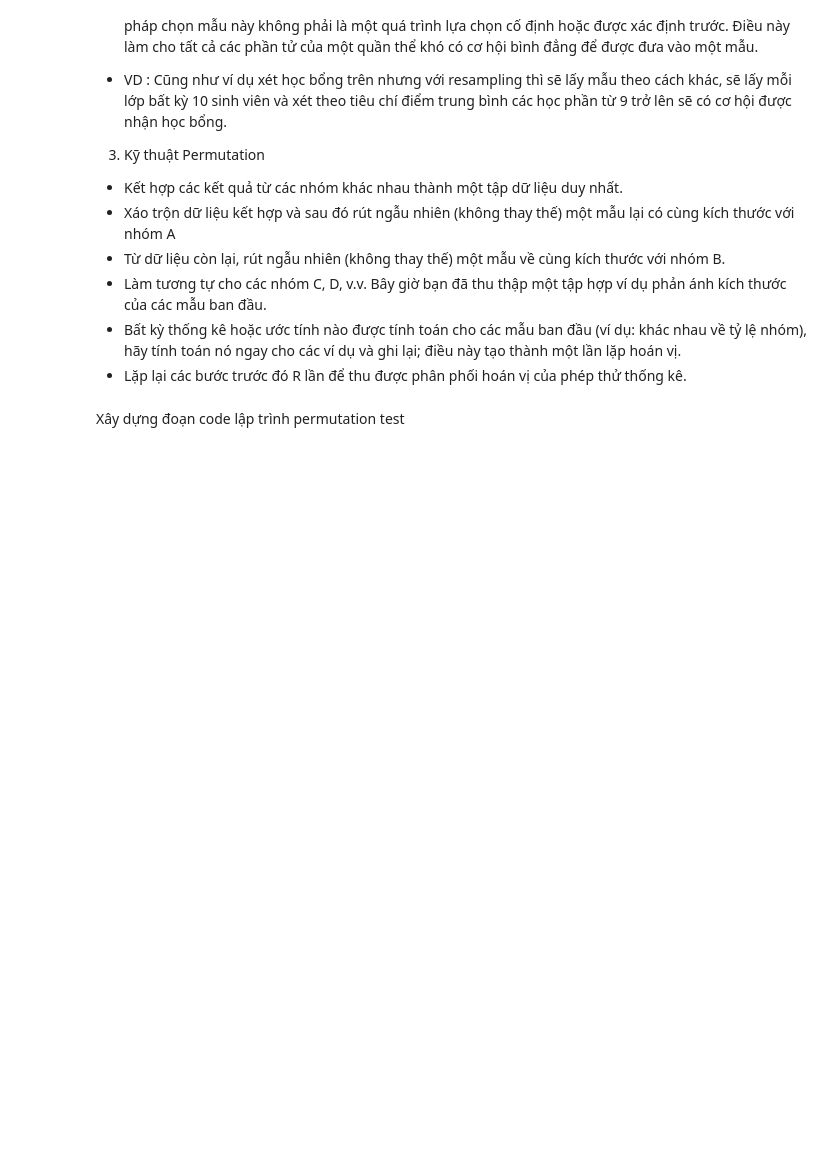
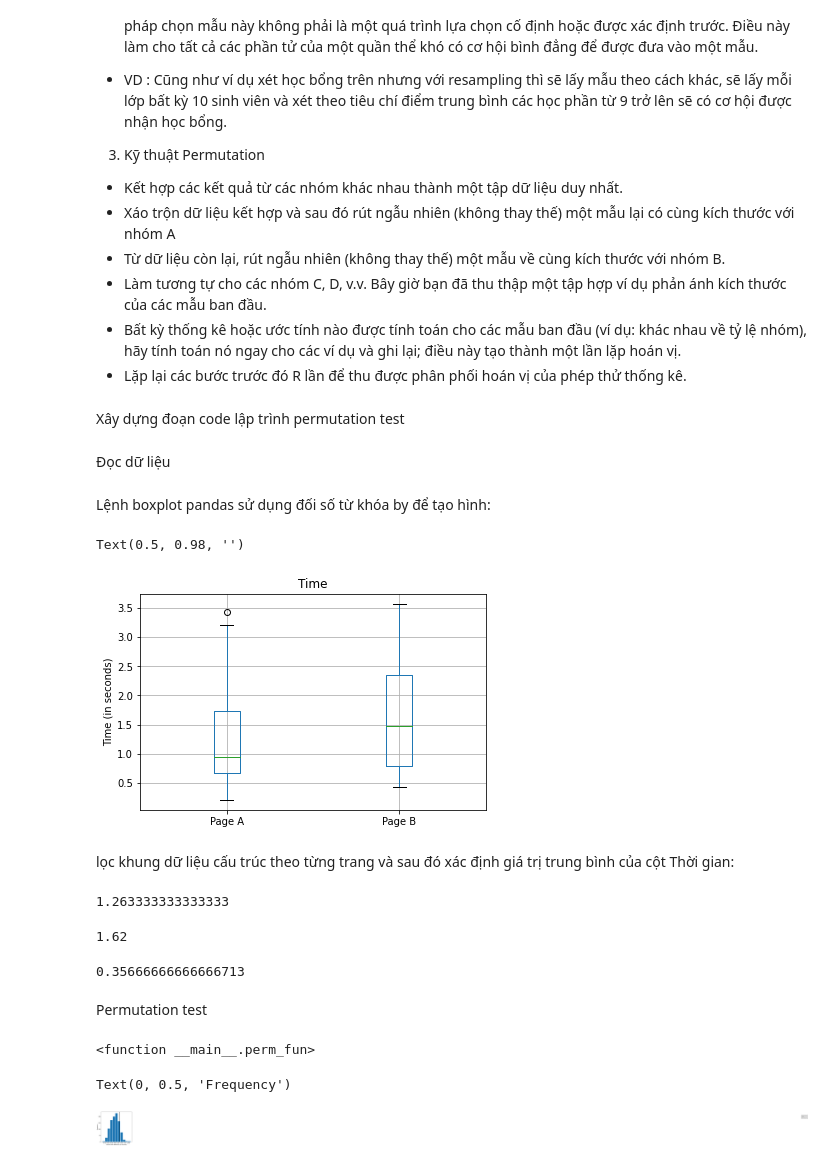
Before and after one commit to lenaphamthi/bai_tap_thong_ke, a Jupyter notebook: Lý_thuyết_Kiểm_định_A_B.ipynb, the cells around one changed output. Saved outputs shown, nothing was run; the diff lists cells and outputs as text; code cells hidden in the pictures; blank space fills up the shorter version.

```diff
--- a/Lý_thuyết_Kiểm_định_A_B.ipynb
+++ b/Lý_thuyết_Kiểm_định_A_B.ipynb
@@ -76,0 +84,55 @@ Xây dựng đoạn code lập trình permutation test
+# %% [markdown]
+Đọc dữ liệu
+# %%
+session_times = pd.read_csv("https://raw.githubusercontent.com/gedeck/practical-statistics-for-data-scientists/master/data/web_page_data.csv")
+# %% [markdown]
+Lệnh boxplot pandas sử dụng đối số từ khóa by để tạo hình:
+# %%
+ax = session_times.boxplot(by='Page', column='Time')
+ax.set_xlabel('')
+ax.set_ylabel('Time (in seconds)')
+plt.suptitle('')
+# %% [output]
+Text(0.5, 0.98, '')
+[figure, added]
+# %% [markdown]
+lọc khung dữ liệu cấu trúc theo từng trang và sau đó xác định giá trị trung bình
+của cột Thời gian:
+# %%
+#Trang A
+mean_a = session_times[session_times.Page == 'Page A'].Time.mean()
+print(mean_a)
+# %% [output]
+1.263333333333333
+# %%
+#Trang B
+mean_b = session_times[session_times.Page == 'Page B'].Time.mean()
+print(mean_b)
+# %% [output]
+1.62
+# %%
+mean_b - mean_a
+# %% [output]
+0.35666666666666713
+# %% [markdown]
+Permutation test
+# %%
+def perm_fun(x = mean_a, nA=21, nB=15):
+  n = nA + nB
+  idx_B = set(random.sample(range(n), nB))
+  idx_A = set(range(n)) - idx_B
+  return x.loc[idx_B].mean() - x.loc[idx_A].mean()
+perm_fun
+# %% [output]
+<function __main__.perm_fun>
+# %%
+perm_diffs = [perm_fun(session_times.Time, nA=21, nB=15 ) for _ in range(1000)]
+fig, ax = plt.subplots(figsize=(5, 5))
+ax.hist(perm_diffs, bins=11, rwidth=0.9)
+ax.axvline(x = mean_b - mean_a, color='black', lw=2)
+ax.text(50, 190, 'Observed\ndifference', bbox={'facecolor':'white'})
+ax.set_xlabel('Session time differences (in seconds)')
+ax.set_ylabel('Frequency')
+# %% [output]
+Text(0, 0.5, 'Frequency')
+[figure, added]
```
Also changed, not shown: parts of 2 cells of this notebook.
